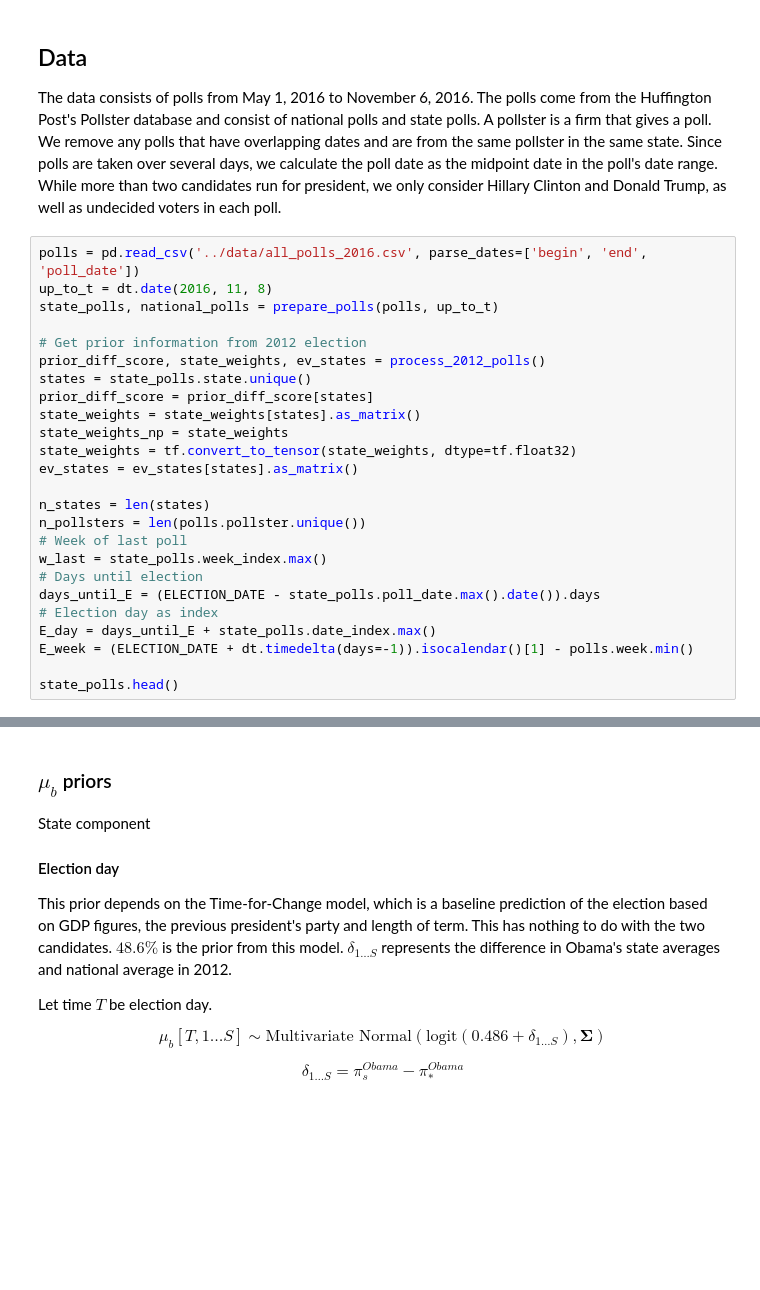
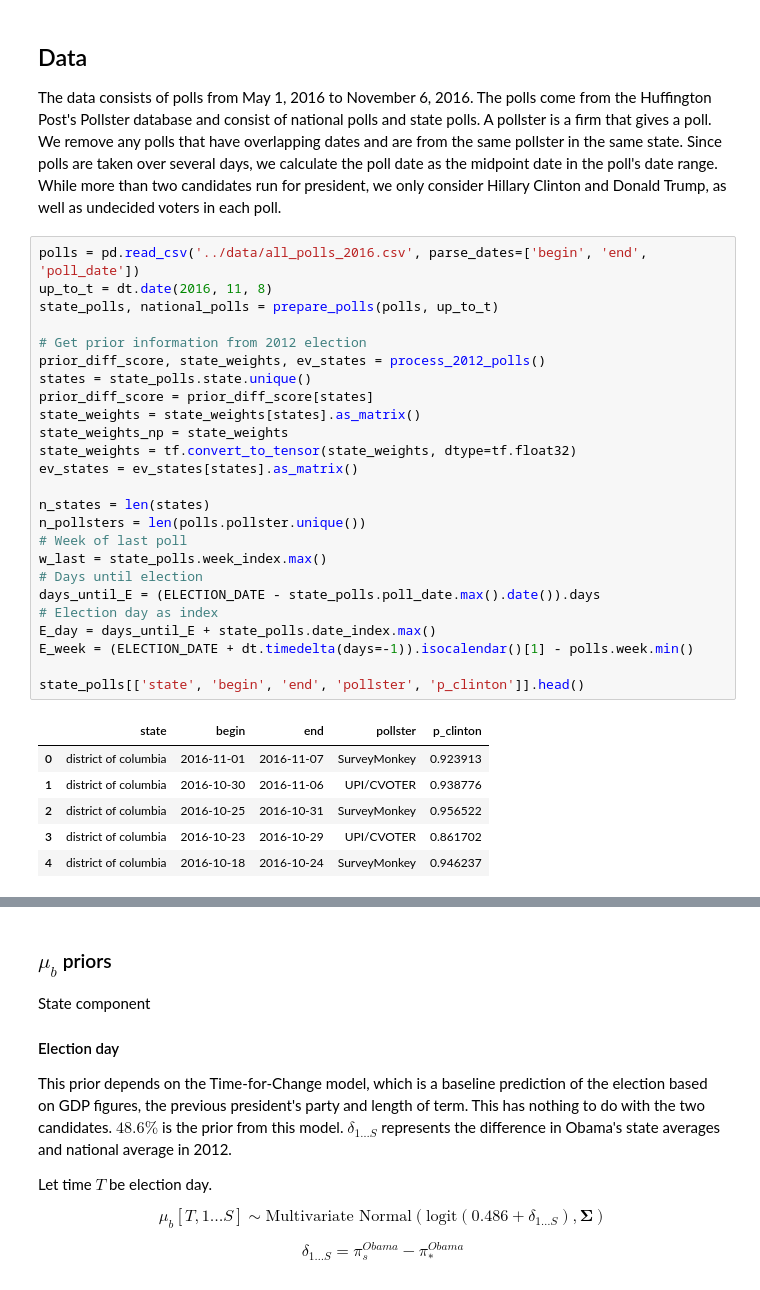
Before and after one commit to adamgayoso/bayesian-election-forecast, a Jupyter notebook: final-project/final-notebook.ipynb, the cells around one changed output, grey strips where cells are left out. Drawn from its saved outputs; the diff is of its cells as text; blank space fills up the shorter version.

```diff
--- a/final-project/final-notebook.ipynb
+++ b/final-project/final-notebook.ipynb
@@ -56,28 +87,35 @@ The data consists of polls from May 1, 2016 to November 6, 2016. The polls come
 # %%
 polls = pd.read_csv('../data/all_polls_2016.csv', parse_dates=['begin', 'end', 'poll_date'])
 up_to_t = dt.date(2016, 11, 8)
 state_polls, national_polls = prepare_polls(polls, up_to_t)
 
 # Get prior information from 2012 election
 prior_diff_score, state_weights, ev_states = process_2012_polls()
 states = state_polls.state.unique()
 prior_diff_score = prior_diff_score[states]
 state_weights = state_weights[states].as_matrix()
 state_weights_np = state_weights
 state_weights = tf.convert_to_tensor(state_weights, dtype=tf.float32)
 ev_states = ev_states[states].as_matrix()
 
 n_states = len(states)
 n_pollsters = len(polls.pollster.unique())
 # Week of last poll
 w_last = state_polls.week_index.max()
 # Days until election
 days_until_E = (ELECTION_DATE - state_polls.poll_date.max().date()).days
 # Election day as index
 E_day = days_until_E + state_polls.date_index.max()
 E_week = (ELECTION_DATE + dt.timedelta(days=-1)).isocalendar()[1] - polls.week.min()
 
-state_polls.head()
+state_polls[['state', 'begin', 'end', 'pollster', 'p_clinton']].head()
+# %% [output]
+|  | state | begin | end | pollster | p_clinton |
+| 0 | district of columbia | 2016-11-01 | 2016-11-07 | SurveyMonkey | 0.923913 |
+| 1 | district of columbia | 2016-10-30 | 2016-11-06 | UPI/CVOTER | 0.938776 |
+| 2 | district of columbia | 2016-10-25 | 2016-10-31 | SurveyMonkey | 0.956522 |
+| 3 | district of columbia | 2016-10-23 | 2016-10-29 | UPI/CVOTER | 0.861702 |
+| 4 | district of columbia | 2016-10-18 | 2016-10-24 | SurveyMonkey | 0.946237 |
 # %% [markdown]
 ## Model
 
```
Also changed, not shown: parts of 15 cells of this notebook, 53 other files.
